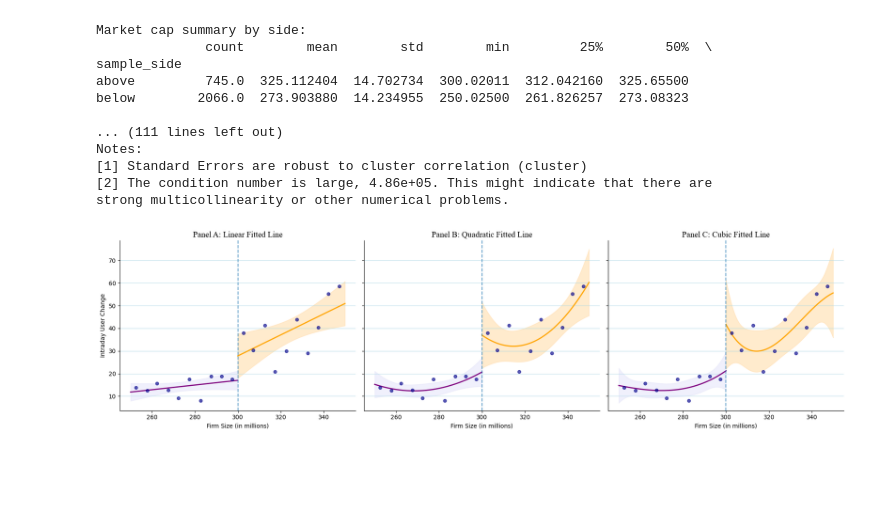
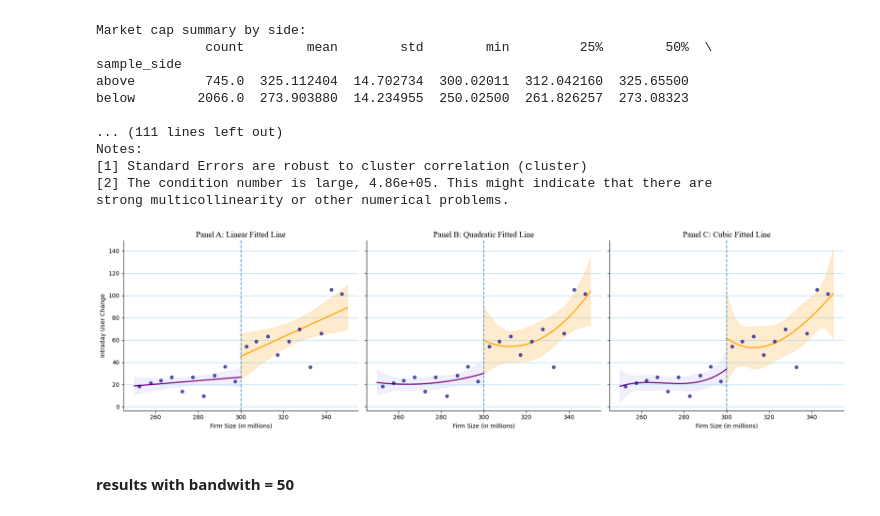
Before and after one commit to YVYX04/Bachelor_Thesis, a Jupyter notebook: notebooks/main/replication/04_RegressionDiscontinuity.ipynb, the cells around one changed output. Cells and saved outputs as stored; diff of their text form; code cells hidden in the pictures; blank space fills up the shorter version.

```diff
--- a/notebooks/main/replication/04_RegressionDiscontinuity.ipynb
+++ b/notebooks/main/replication/04_RegressionDiscontinuity.ipynb
@@ -231,7 +231,7 @@ taq_sum = (
 # ------------------------------------------------------------
 # 4. PLOT
 # ------------------------------------------------------------
-fig, axes = plt.subplots(1, 2, figsize=(14, 6), sharex=True, sharey=False)
+fig, axes = plt.subplots(1, 2, figsize=(14, 4.5), sharex=True, sharey=False)
 
 for sign, marker, color in [("Positive", "o", "forestgreen"), ("Negative", "o", "orangered")]:
     d1 = rh_sum[rh_sum["ret_sign"] == sign].sort_values("rank")
@@ -249,16 +249,16 @@ for sign, marker, color in [("Positive", "o", "forestgreen"), ("Negative", "o",
     )
 
 #axes[0].set_title("Robinhood Intraday User Change")
-axes[0].set_xlabel("Ranking on Absolute Overnight Return (t)", fontsize=12, family="Times New Roman")
-axes[0].set_ylabel("Mean Robinhood Intraday User Change (t)", fontsize=12, family="Times New Roman")
+axes[0].set_xlabel("Ranking on Absolute Overnight Return (t)", fontsize=12)
+axes[0].set_ylabel("Mean Robinhood Intraday User Change (t)", fontsize=12)
 
 #axes[1].set_title("TAQ Intraday Net Retail Buying")
-axes[1].set_xlabel("Ranking on Absolute Overnight Return (t)", fontsize=12, family="Times New Roman")
-axes[1].set_ylabel("Mean TAQ Intraday Net Retail Buying (t)", fontsize=12, family="Times New Roman")
+axes[1].set_xlabel("Ranking on Absolute Overnight Return (t)", fontsize=12)
+axes[1].set_ylabel("Mean TAQ Intraday Net Retail Buying (t)", fontsize=12)
 
 for ax in axes:
     ax.set_xticks(range(1, 21))
-    ax.grid(True, alpha=0.6, color="lightblue", axis="y")
+    ax.grid(True, alpha=0.8, color="skyblue", axis="y")
     ax.spines["top"].set_visible(False)
     ax.spines["right"].set_visible(False)
     ax.legend()
@@ -343,7 +343,7 @@ taq_sum = (
 # ------------------------------------------------------------
 # 4. PLOT
 # ------------------------------------------------------------
-fig, axes = plt.subplots(1, 2, figsize=(14, 6), sharex=True, sharey=False)
+fig, axes = plt.subplots(1, 2, figsize=(14, 4.5), sharex=True, sharey=False)
 
 for sign, marker, color in [("Positive", "o", "forestgreen"), ("Negative", "o", "orangered")]:
     d1 = rh_sum[rh_sum["ret_sign"] == sign].sort_values("rank")
@@ -361,16 +361,16 @@ for sign, marker, color in [("Positive", "o", "forestgreen"), ("Negative", "o",
     )
 
 #axes[0].set_title("Robinhood Intraday User Change")
-axes[0].set_xlabel("Ranking on Absolute Daily Return (t)", fontsize=12, family="Times New Roman")
-axes[0].set_ylabel("Mean Robinhood Intraday User Change (t)", fontsize=12, family="Times New Roman")
+axes[0].set_xlabel("Ranking on Absolute Daily Return (t)", fontsize=12)
+axes[0].set_ylabel("Mean Robinhood Intraday User Change (t)", fontsize=12)
 
 #axes[1].set_title("TAQ Intraday Net Retail Buying")
-axes[1].set_xlabel("Ranking on Absolute Daily Return (t)", fontsize=12, family="Times New Roman")
-axes[1].set_ylabel("Mean TAQ Intraday Net Retail Buying (t)", fontsize=12, family="Times New Roman")
+axes[1].set_xlabel("Ranking on Absolute Daily Return (t)", fontsize=12)
+axes[1].set_ylabel("Mean TAQ Intraday Net Retail Buying (t)", fontsize=12)
 
 for ax in axes:
     ax.set_xticks(range(1, 21))
-    ax.grid(True, alpha=0.6, color="lightblue", axis="y")
+    ax.grid(True, alpha=0.8, color="skyblue", axis="y")
     ax.spines["top"].set_visible(False)
     ax.spines["right"].set_visible(False)
     ax.legend()
@@ -539,14 +539,14 @@ In both the Robinhood and TAQ samples, buying activity increases monotonically w
 Now, I start again with the raw dataset and build relevant variables.
 # %%
 # baseline trading sample
-df2 = pd.read_csv('../../../data/processed/baseline_trading_sample.csv')
+main2 = pd.read_csv('../../../data/processed/baseline_trading_sample.csv')
 
 # parse dates
-df2['date'] = pd.to_datetime(df2['date'])
+main2['date'] = pd.to_datetime(main2['date'])
 # %% [markdown]
 Once I loaded the dataset, I continue with the construction of the relevant variables.
 # %%
-df2 = df2.sort_values(['ticker', 'date']).copy()
+df2 = main2.sort_values(['ticker', 'date']).copy()
 
 # market cap at market open in millions
 df2['shrout_lag1'] = df2.groupby('ticker')['shrout'].shift(1)
@@ -568,8 +568,8 @@ df2['abs_intra_ret'] = df2['intra_ret'].abs()
 
 # winsorize userchg_intraday and net_buys at 0.2 and 99.8 percentiles
 df2["userchg_intraday"] = df2["userchg_intraday"].clip(
-    lower=df2["userchg_intraday"].quantile(0.005),
-    upper=df2["userchg_intraday"].quantile(0.995)
+    lower=df2["userchg_intraday"].quantile(0.002),
+    upper=df2["userchg_intraday"].quantile(0.998)
 )
 # %% [markdown]
 ### 3.2. Treatment and Control Groups
@@ -1061,32 +1061,34 @@ def plot_barber_figure5_style(
         # ----------------------------------------------------
         # 3. Cutoff line and formatting
         # ----------------------------------------------------
         ax.axvline(cutoff, linestyle="--", alpha=0.7)
         ax.set_title(panel_titles.get(deg, f"Degree {deg}"), fontsize=14, family="Times New Roman")
         ax.set_xlabel("Firm Size (in millions)")
-        ax.grid(axis="y", alpha=0.8, color="lightblue")
+        ax.grid(axis="y", alpha=0.8, color="skyblue")
         ax.spines["top"].set_visible(False)
         ax.spines["right"].set_visible(False)
 
     axes[0].set_ylabel("Intraday User Change")
 
     plt.tight_layout()
     plt.savefig("../../../figures/Barber_Figure5_Style_RD.pdf", bbox_inches="tight")
     plt.show()
 
 
 # ============================================================
 # RUN THE FIGURE
 # ============================================================
 
 plot_barber_figure5_style(
     rd_df,
     x_col="mktcap",
     y_col="userchg_intraday",
     cutoff=300,
     degrees=(1, 2, 3),
     n_bins_each_side=10,   # 10 bins below + 10 bins above, close to the published figure
     figsize=(18, 5)
 )
 # %% [output]
-[figure, old version]
+[figure, new version]
+# %% [markdown]
+#### results with bandwith = 50
```
Also changed, not shown: parts of 11 cells of this notebook, 9 other files.
